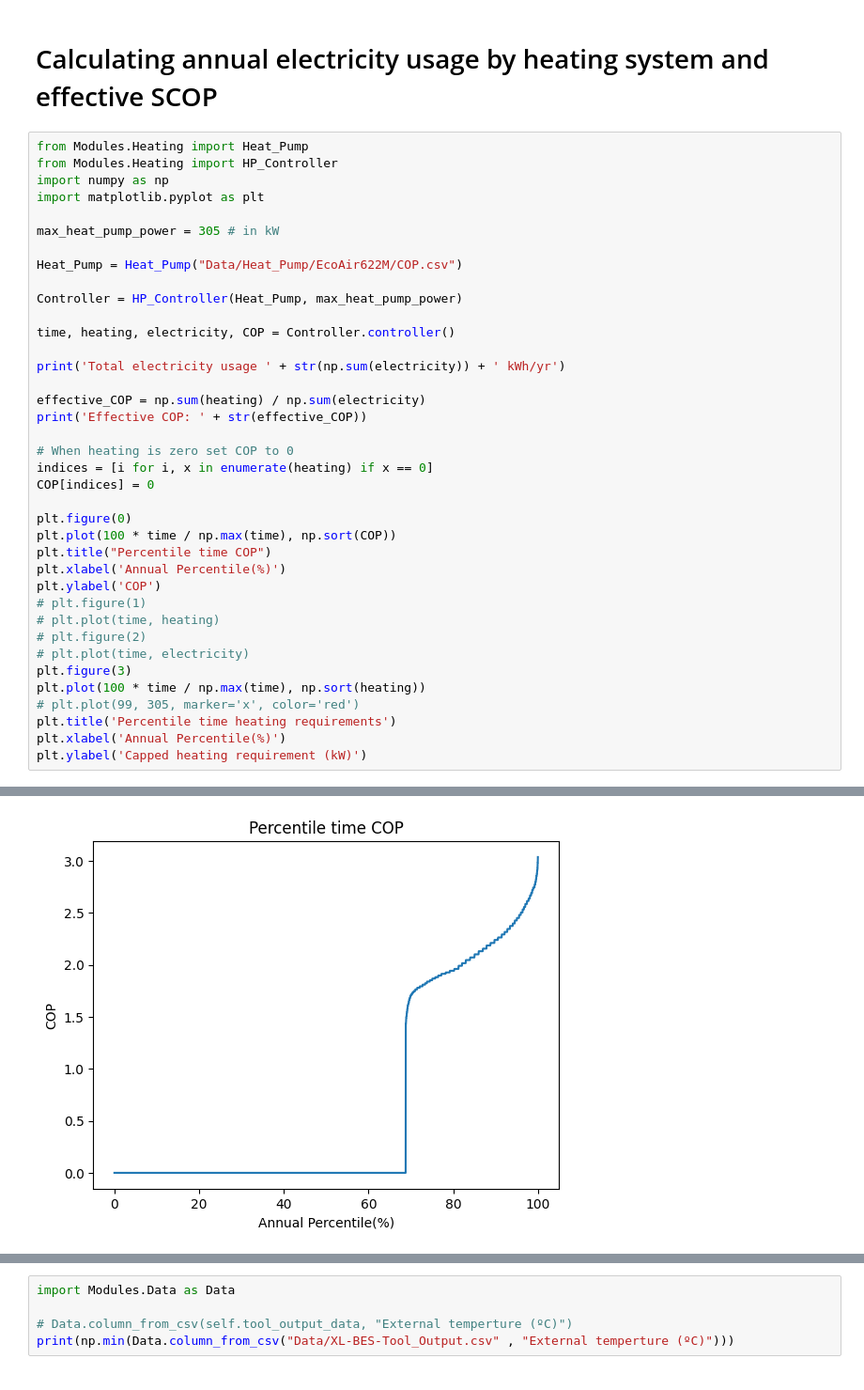
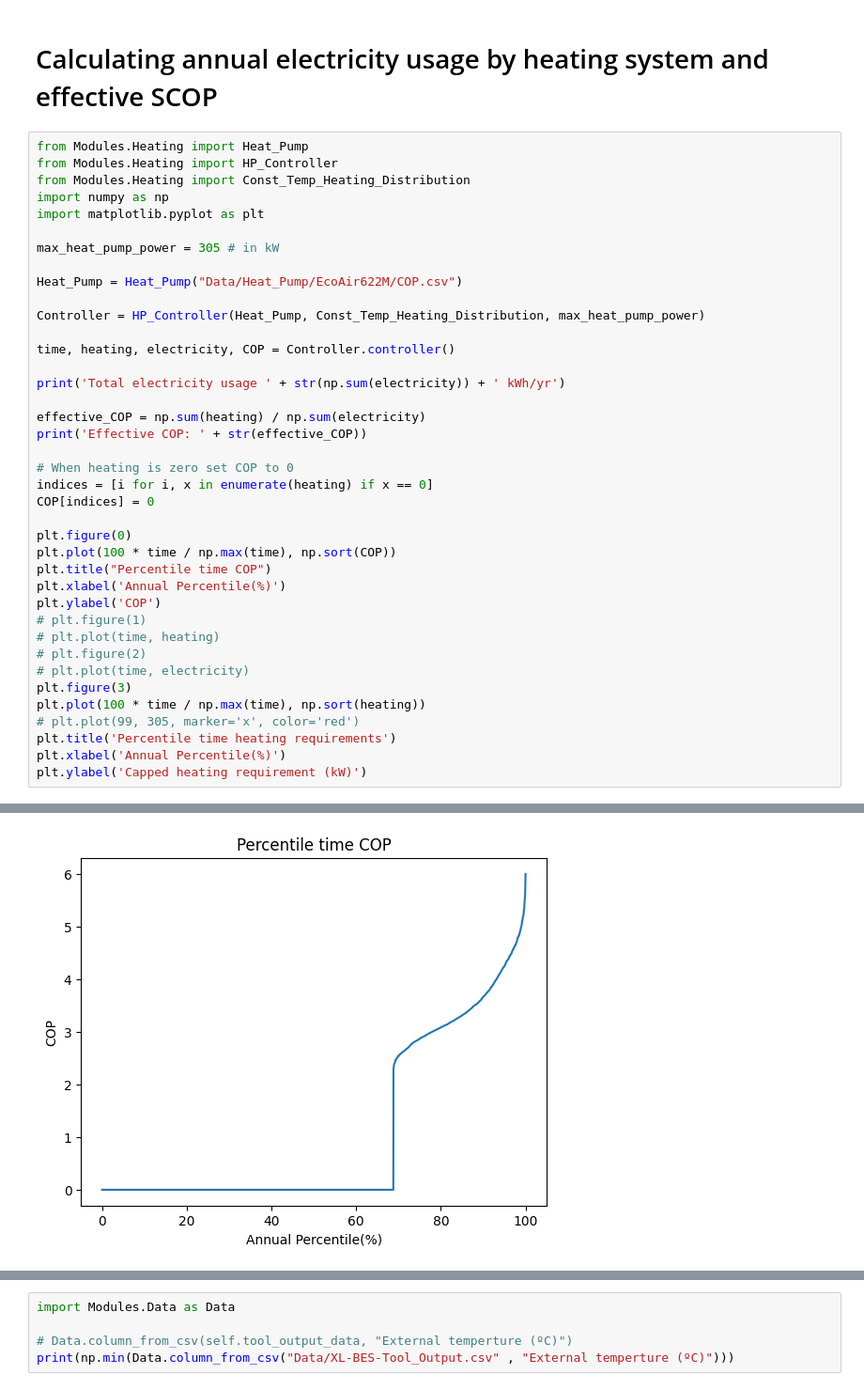
Before and after one commit to SNaylor12543/Variable_Output_Temperature_Heat_Pump, a Jupyter notebook: Notebook.ipynb, the cells around one changed output, grey strips where cells are left out. Shown at 94% size. Saved outputs shown, nothing was run; the diff lists cells and outputs as text.

Commit message:
changed so that heat distribution system is defined in HP Controller initialisation

```diff
--- a/Notebook.ipynb
+++ b/Notebook.ipynb
@@ -39,6 +39,7 @@ plt.legend()
 # %%
 from Modules.Heating import Heat_Pump
 from Modules.Heating import HP_Controller
+from Modules.Heating import Const_Temp_Heating_Distribution
 import numpy as np
 import matplotlib.pyplot as plt
 
@@ -46,7 +47,7 @@ max_heat_pump_power = 305 # in kW
 
 Heat_Pump = Heat_Pump("Data/Heat_Pump/EcoAir622M/COP.csv")
 
-Controller = HP_Controller(Heat_Pump, max_heat_pump_power)
+Controller = HP_Controller(Heat_Pump, Const_Temp_Heating_Distribution, max_heat_pump_power)
 
 time, heating, electricity, COP = Controller.controller()
 
@@ -80,5 +81,5 @@ Effective COP: 1.9286873267941567
 Text(0, 0.5, 'Capped heating requirement (kW)')
-[figure, old version]
+[figure, new version]
 [figure]
 # %%
 import Modules.Data as Data
```
Also changed, not shown: parts of 1 cell of this notebook, 1 other file.
